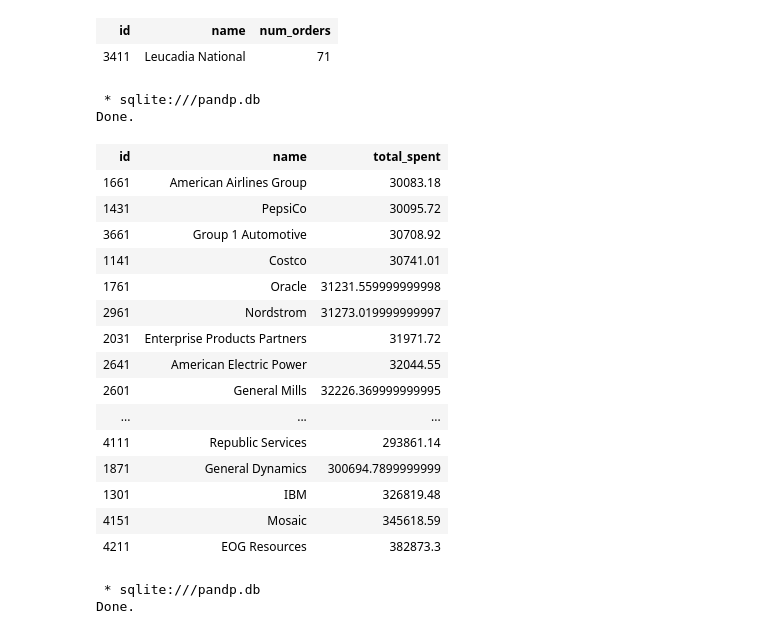
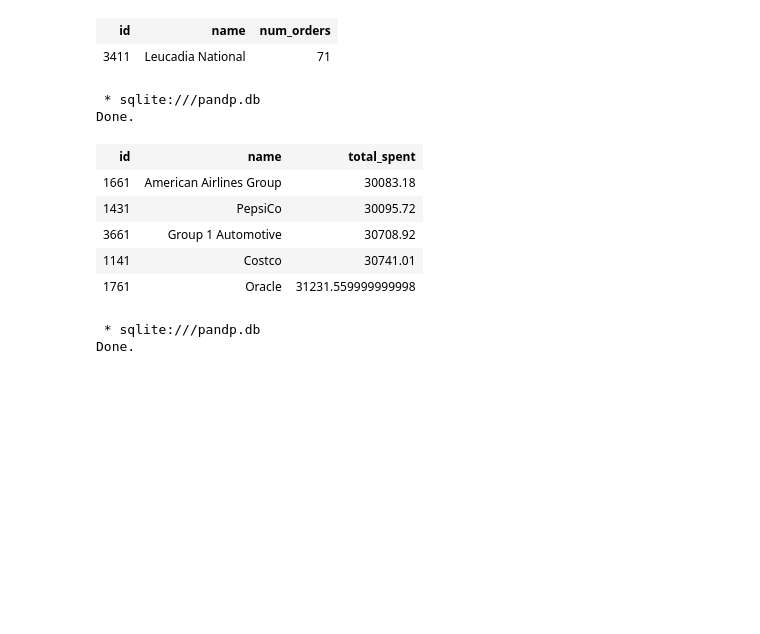
Before and after one commit to bramuelaswani/ML-DL-Related, a Jupyter notebook: SQL Exercises.ipynb, the cells around one changed output. Drawn from its saved outputs; the diff is of its cells as text; code cells hidden in the pictures; blank space fills up the shorter version.

Commit message:
limits

```diff
--- a/SQL Exercises.ipynb
+++ b/SQL Exercises.ipynb
@@ -1672,31 +1672,22 @@ Done.
 # %%
 %%sql
 SELECT a.id, a.name, SUM(o.total_amt_usd) total_spent
 FROM accounts a
 JOIN orders o
 ON a.id = o.account_id
 GROUP BY a.id, a.name
 HAVING SUM(o.total_amt_usd) > 30000
-ORDER BY total_spent;
+ORDER BY total_spent
+LIMIT 5;
 # %% [output]
  * sqlite:///pandp.db
 Done.
 | id | name | total_spent |
 | 1661 | American Airlines Group | 30083.18 |
 | 1431 | PepsiCo | 30095.72 |
 | 3661 | Group 1 Automotive | 30708.92 |
 | 1141 | Costco | 30741.01 |
 | 1761 | Oracle | 31231.559999999998 |
-| 2961 | Nordstrom | 31273.019999999997 |
-| 2031 | Enterprise Products Partners | 31971.72 |
-| 2641 | American Electric Power | 32044.55 |
-| 2601 | General Mills | 32226.369999999995 |
-| ... | ... | ... |
-| 4111 | Republic Services | 293861.14 |
-| 1871 | General Dynamics | 300694.7899999999 |
-| 1301 | IBM | 326819.48 |
-| 4151 | Mosaic | 345618.59 |
-| 4211 | EOG Resources | 382873.3 |
 # %%
 %%sql
 SELECT a.id, a.name, SUM(o.total_amt_usd) total_spent
```
Also changed, not shown: parts of 1 cell of this notebook.
